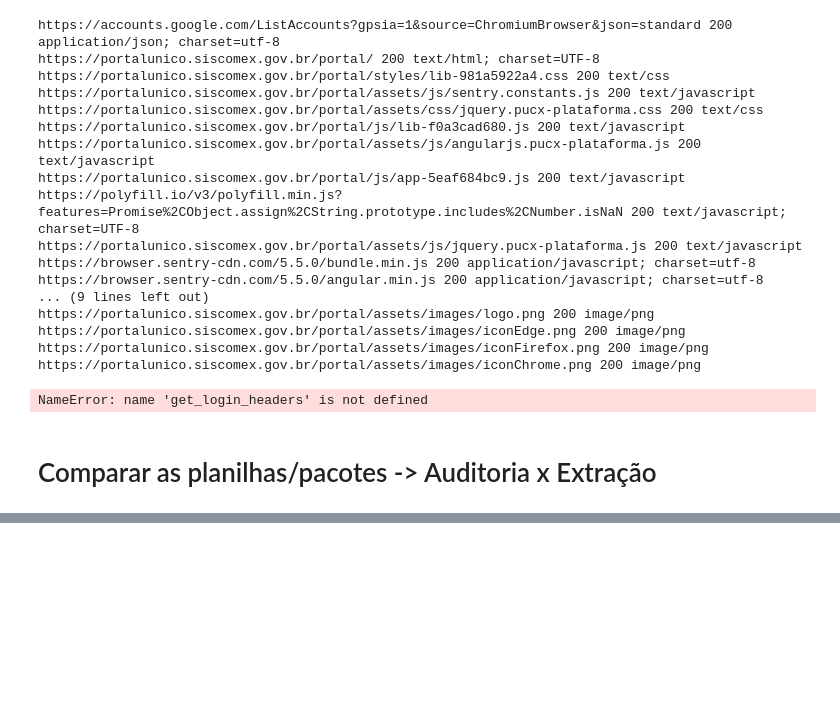
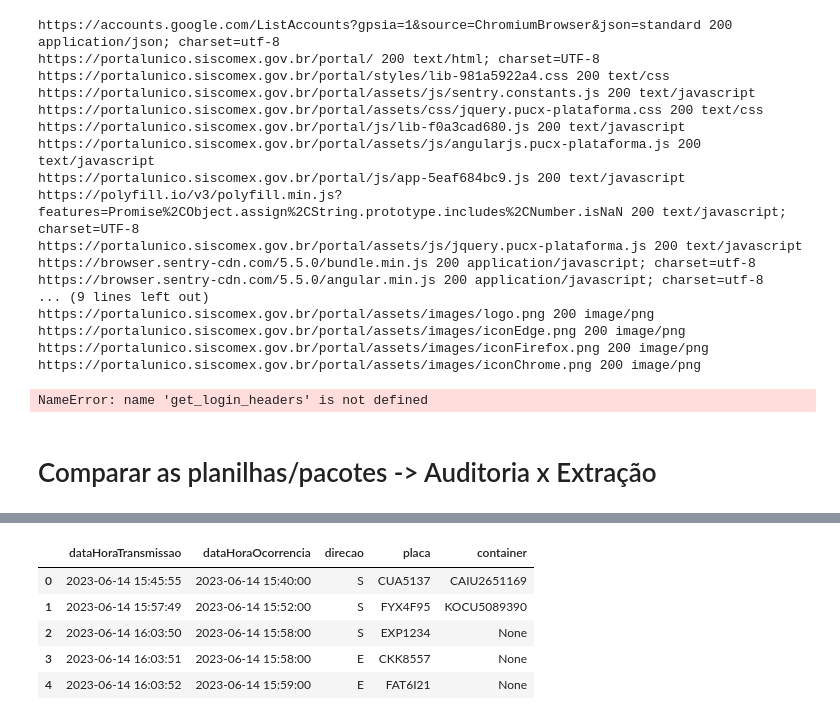
Before and after one commit to IvanBrasilico/bhadrasana2, a Jupyter notebook: notebooks/Explora_API_Recintos_Produção.ipynb, the cells around one changed output, grey strips where cells are left out. Drawn from its saved outputs; the diff is of its cells as text; code cells hidden in the pictures; blank space fills up the shorter version.

```diff
--- a/notebooks/Explora_API_Recintos_Produção.ipynb
+++ b/notebooks/Explora_API_Recintos_Produção.ipynb
@@ -185,0 +196,7 @@ NameError: name 'get_login_headers' is not defined
+# %%
+import json
+
+with open('data\consultaGenerica\json.txt') as json_in:
+    texto = json_in.readlines()
+# %%
+json_raw = json.loads(''.join(texto))
@@ -185,0 +223,24 @@ NameError: name 'get_login_headers' is not defined
+# %%
+import datetime
+from dateutil import parser
+
+def converte_datetime(str_datetime: str):
+    return parser.isoparse(str_datetime).replace(tzinfo=None)
+    # return datetime.datetime.fromisoformat(str_datetime)
+    # return datetime.datetime.strptime(str_datetime, '%Y-%m-%dT%H:%M:%S.000-%Z')
+
+def get_campos_gate(evento):
+    campos = {}
+    campos['dataHoraTransmissao'] = converte_datetime(evento['dadosTransmissao']['dataHoraTransmissao'])
+    sub_evento = evento['jsonOriginal']
+    campos['dataHoraOcorrencia'] = converte_datetime(sub_evento['dataHoraOcorrencia'])
+    campos['direcao'] = sub_evento['direcao']
+    campos['placa'] = sub_evento['placa']
+    try:
+        campos['container'] = sub_evento['listaConteineresUld'][0]['numeroConteiner']
+    except:
+        campos['container'] = None
+    return campos
+
+eventos = [get_campos_gate(evento) for evento in json_raw]
+eventos
@@ -185,0 +265,10 @@ NameError: name 'get_login_headers' is not defined
+# %%
+eventos_api = pd.DataFrame(eventos)
+eventos_api.head()
+# %% [output]
+|  | dataHoraTransmissao | dataHoraOcorrencia | direcao | placa | container |
+| 0 | 2023-06-14 15:45:55 | 2023-06-14 15:40:00 | S | CUA5137 | CAIU2651169 |
+| 1 | 2023-06-14 15:57:49 | 2023-06-14 15:52:00 | S | FYX4F95 | KOCU5089390 |
+| 2 | 2023-06-14 16:03:50 | 2023-06-14 15:58:00 | S | EXP1234 | None |
+| 3 | 2023-06-14 16:03:51 | 2023-06-14 15:58:00 | E | CKK8557 | None |
+| 4 | 2023-06-14 16:03:52 | 2023-06-14 15:59:00 | E | FAT6I21 | None |
```
Also changed, not shown: parts of 13 cells of this notebook.
